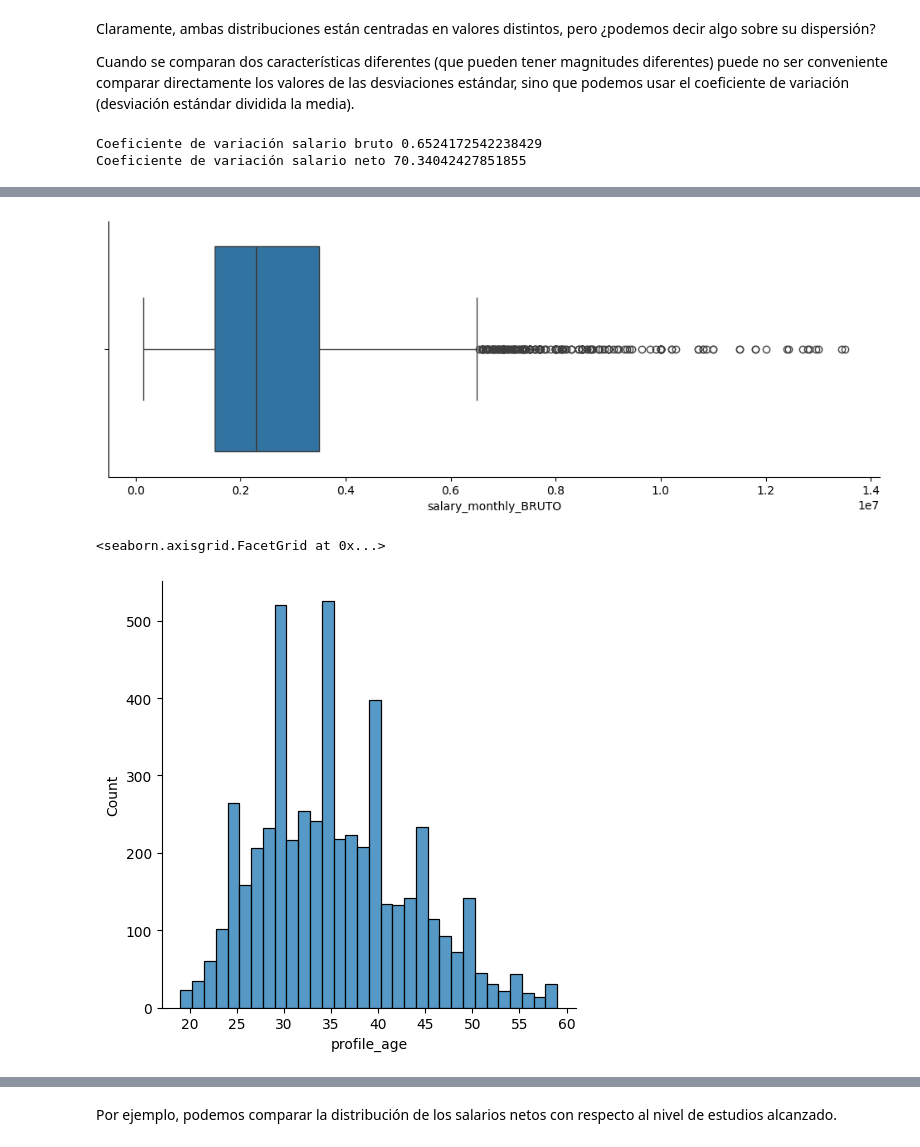
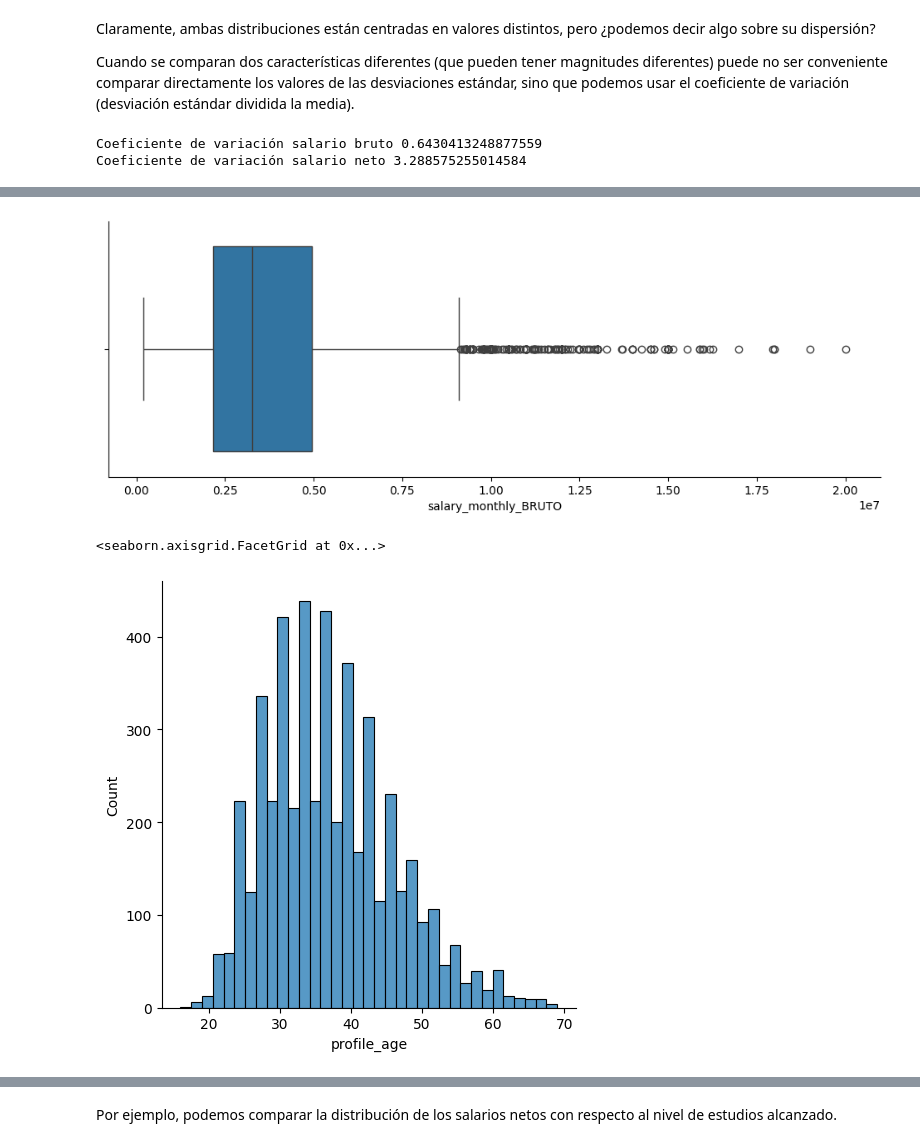
Before and after one commit to DiploDatos/AnalisisyVisualizacion, a Jupyter notebook: 02 Datos y Modelos.ipynb, the cells around one changed output, grey strips where cells are left out. Drawn from its saved outputs; the diff is of its cells as text; code cells hidden in the pictures.

```diff
--- a/02 Datos y Modelos.ipynb
+++ b/02 Datos y Modelos.ipynb
@@ -21,7 +21,7 @@ import seaborn
 
 En la notebook 00 se explican los detalles de la siguiente sección.
 # %%
-url = 'https://raw.githubusercontent.com/DiploDatos/AnalisisyVisualizacion/refs/heads/master/sysarmy_survey_2025_processed.csv'
+url = 'https://raw.githubusercontent.com/DiploDatos/AnalisisyVisualizacion/refs/heads/master/sysarmy_survey_2026_processed.csv'
 df = pd.read_csv(url)
 # %%
 df[:3]
@@ -220,8 +220,8 @@ print("Coeficiente de variación salario bruto",
 print("Coeficiente de variación salario neto",
       scipy.stats.variation(df.salary_monthly_NETO.dropna()))
 # %% [output]
-Coeficiente de variación salario bruto 0.6524172542238429
-Coeficiente de variación salario neto 70.34042427851855
+Coeficiente de variación salario bruto 0.6430413248877559
+Coeficiente de variación salario neto 3.288575255014584
 # %% [markdown]
 ## Percentiles y gráficos de caja
 
@@ -238,14 +238,14 @@ La definición anterior sugiere que, si hay un valor atípico, se representará
 # %%
 
 plt.figure(figsize=(12, 4))
-seaborn.boxplot(x=df[df[salary_col]<15000000][salary_col])
+seaborn.boxplot(x=df[df[salary_col]<50000000][salary_col])
 seaborn.despine()
 # %% [output]
-[figure, old version]
+[figure, new version]
 # %%
-seaborn.displot(x=df[df.profile_age < 60].profile_age)
+seaborn.displot(x=df[df.profile_age < 70].profile_age)
 # %% [output]
 <seaborn.axisgrid.FacetGrid at 0x...>
-[figure, old version]
+[figure, new version]
 # %%
 plt.figure(figsize=(12, 4))
```
Also changed, not shown: parts of 21 cells of this notebook, 5 other files.
